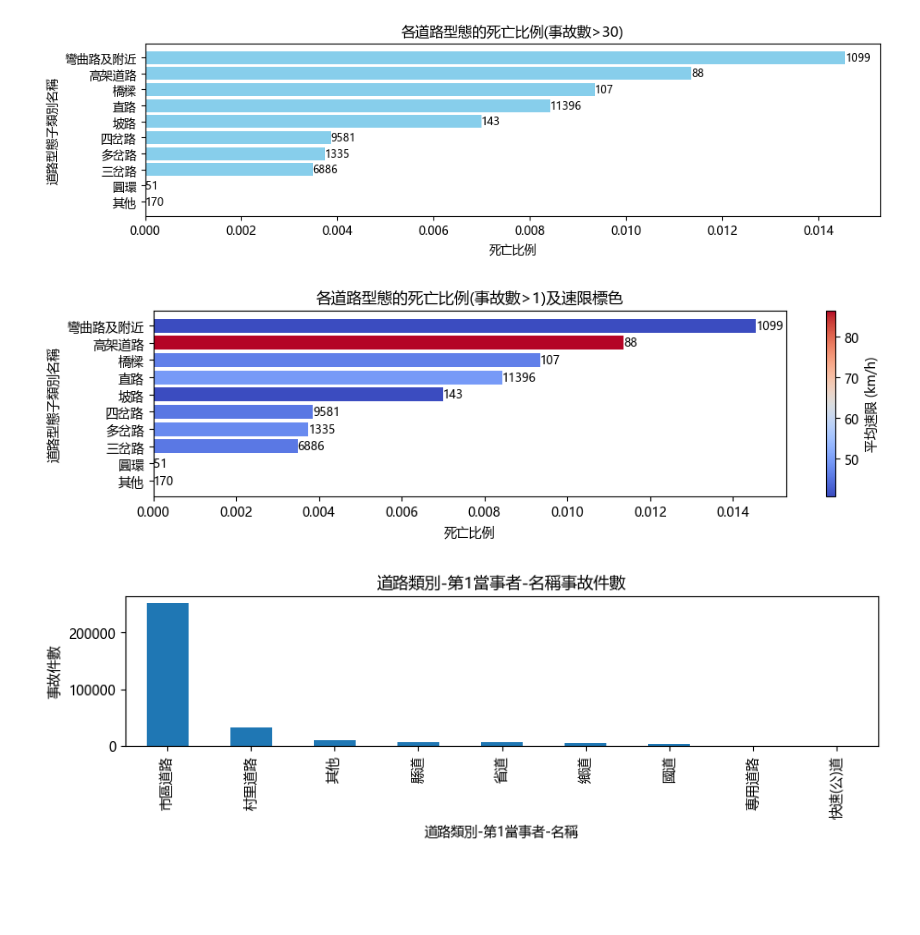
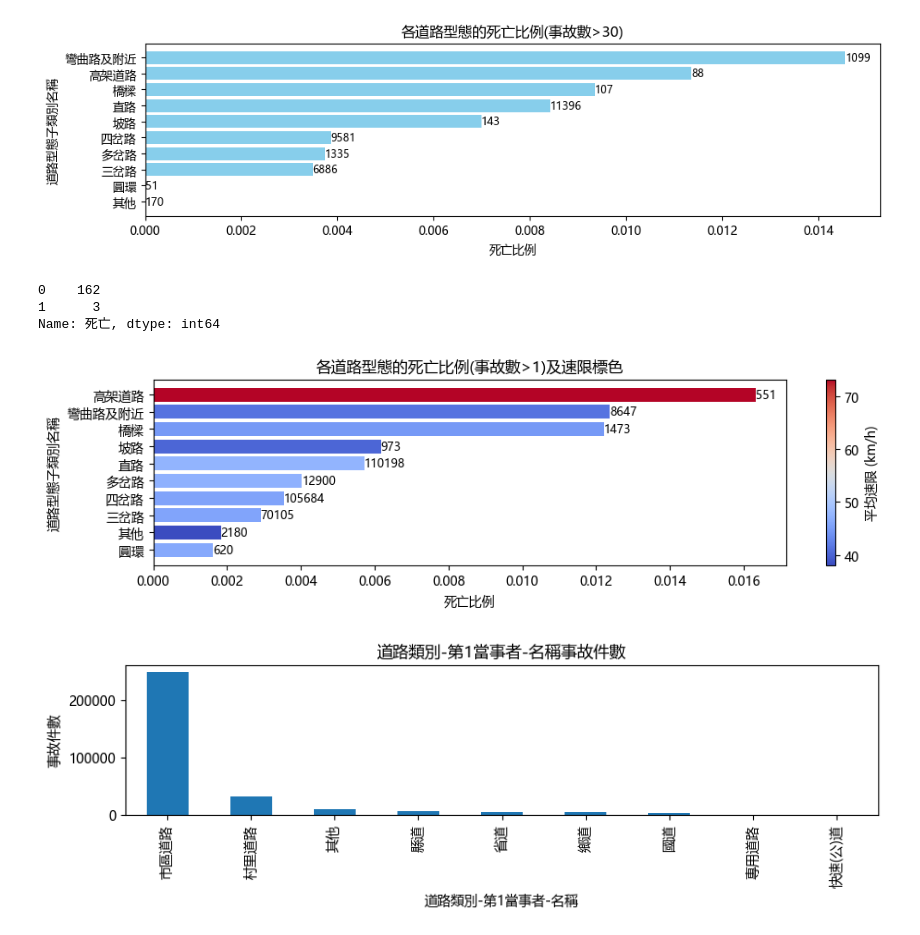
Before and after one commit to kennywang112/TrafficTDApython, a Jupyter notebook: Version3/Describe.ipynb, the cells around one changed output. Drawn from its saved outputs; the diff is of its cells as text; code cells hidden in the pictures; blank space fills up the shorter version.

Commit message:
Plots

```diff
--- a/Version3/Describe.ipynb
+++ b/Version3/Describe.ipynb
@@ -1,16 +1,16 @@
 # %%
 import os
 import sys
-sys.path.append('/Users/wangqiqian/Desktop/TrafficTDApython/')
-# sys.path.append('C:/Users/USER/Desktop/TrafficTDApython/')
+# sys.path.append('/Users/wangqiqian/Desktop/TrafficTDApython/')
+sys.path.append('C:/Users/USER/Desktop/TrafficTDApython/')
 
 current_dir_path = os.getcwd()
 current_file_path = os.path.abspath(current_dir_path)
 current_dir_path = os.path.dirname(current_file_path)
 parent_dir_path = os.path.dirname(current_dir_path)
 
-# os.chdir(current_dir_path + '\\ultils')
-os.chdir(current_dir_path + '/ultils')
+os.chdir(current_dir_path + '\\ultils')
+# os.chdir(current_dir_path + '/ultils')
 print(current_dir_path)
 
 import time
@@ -22,9 +22,7 @@ import matplotlib.pyplot as plt
 import prince
 import matplotlib.cm as cm
 from matplotlib.cm import get_cmap
-from matplotlib.font_manager import FontProperties
 
-from sklearn.cluster import AgglomerativeClustering
 
 from functions import *
 from chi import *
@@ -33,17 +31,10 @@ from models import *
 from utils_v3 import *
 from plots import *
 
-os.chdir('/Users/wangqiqian/Desktop/TrafficTDApython/')
-# os.chdir('C:/Users/USER/Desktop/TrafficTDApython/')
+# os.chdir('/Users/wangqiqian/Desktop/TrafficTDApython/')
+os.chdir('C:/Users/USER/Desktop/TrafficTDApython/')
 
-from Version3.tdamapper.core_old import MapperAlgorithm
-from Version3.tdamapper.cover import CubicalCover
-from Version3.tdamapper.clustering import FailSafeClustering
-from Version3.tdamapper.plot import MapperLayoutInteractive
-from tdamapper.plot import MapperPlot
 
-myfont = FontProperties(fname=r"/System/Library/Fonts/PingFang.ttc")
-sns.set(style="whitegrid", font=myfont.get_name())
 plt.rcParams['font.sans-serif'] = ['Microsoft YaHei']
 plt.rcParams['axes.unicode_minus'] = False
 # %% [output]
@@ -66,0 +109,14 @@ dataA1 = pd.read_csv("Data/NPA_TMA1_V3.csv")[:-2]
+# %%
+# Concat
+rbind_data = pd.concat([dist_dfA1, dist_dfA2], axis=0, ignore_index=True)
+rbind_data.drop(columns=['發生月份'], inplace=True)
+
+bins_age = [0, 14, 24, 34, 44, 54, 64, 74, float('inf')]
+labels_age = ['未滿15歲', '15~24', '25~34', '35~44', '45~54', '55~64', '65~74', '75+']
+
+rbind_data['當事者事故發生時年齡'] = pd.cut(rbind_data['當事者事故發生時年齡'], bins=bins_age, labels=labels_age, right=False)
+
+bins_speed = [0, 10, 20, 30, 40, 50, 60, 70, 80, 90, 100, 110, float('inf')]
+labels_speed = ['0-10', '11-20', '21-30', '31-40', '41-50', '51-60', '61-70', '71-80', '81-90', '91-100', '101-110', '110+']
+
+# rbind_data['速限-第1當事者'] = pd.cut(rbind_data['速限-第1當事者'], bins=bins_speed, labels=labels_speed, right=False).astype(str)
@@ -125,7 +210,7 @@ import numpy as np
 
 choose = "當事者行動狀態子類別名稱"
 
-f_rbind_data = filtered_rbind_data[filtered_rbind_data['車輛撞擊部位子類別名稱-其他'] != '未紀錄']
+f_rbind_data = rbind_data[rbind_data['車輛撞擊部位子類別名稱-其他'] != '未紀錄']
 cross_tab = pd.crosstab(
     f_rbind_data["道路型態子類別名稱"],
     f_rbind_data[choose]
@@ -178,9 +261,16 @@ plt.tight_layout()
 plt.show()
 # %% [output]
 [figure]
+# %%
+a= rbind_data[rbind_data['道路型態子類別名稱'] == '隧道']
+a['死亡'].value_counts()
+# %% [output]
+0    162
+1      3
+Name: 死亡, dtype: int64
 # %%
 summary = (
-    f_rbind_data.groupby("道路型態子類別名稱")
+    rbind_data.groupby("道路型態子類別名稱")
     .agg(
         總事故數=("死亡", "count"),
         死亡事故數=("死亡", "sum"),
@@ -190,33 +280,33 @@ summary = (
     .reset_index()
 )
 
 # 篩選總事故數大於 1 並按死亡比例排序
-summary = summary[summary["總事故數"] > 30].sort_values(by="死亡比例", ascending=True)
+summary = summary[summary["總事故數"] > 300].sort_values(by="死亡比例", ascending=True)
 
 # 分配顏色：根據平均速限分配顏色（標準化速限值）
 norm = plt.Normalize(summary["平均速限"].min(), summary["平均速限"].max())
 colors = plt.cm.coolwarm(norm(summary["平均速限"]))
 
 # 繪製條形圖
 plt.figure(figsize=(10, 3))
 bars = plt.barh(summary["道路型態子類別名稱"], summary["死亡比例"], color=colors)
 
 # 添加總事故數作為標籤
 for bar, total in zip(bars, summary["總事故數"]):
     plt.text(bar.get_width(), bar.get_y() + bar.get_height() / 2,
              f"{total}", va="center", fontsize=9)
 
 # 添加顏色條（Colorbar）以顯示速限範圍
 sm = plt.cm.ScalarMappable(cmap="coolwarm", norm=norm)
 sm.set_array([])
 cbar = plt.colorbar(sm)
 cbar.set_label("平均速限 (km/h)")
 
 plt.title("各道路型態的死亡比例(事故數>1)及速限標色")
 plt.xlabel("死亡比例")
 plt.ylabel("道路型態子類別名稱")
 plt.tight_layout()
 plt.show()
 # %% [output]
-[figure, old version]
+[figure, new version]
 # %%
```
Also changed, not shown: parts of 15 cells of this notebook, 3 other files.
